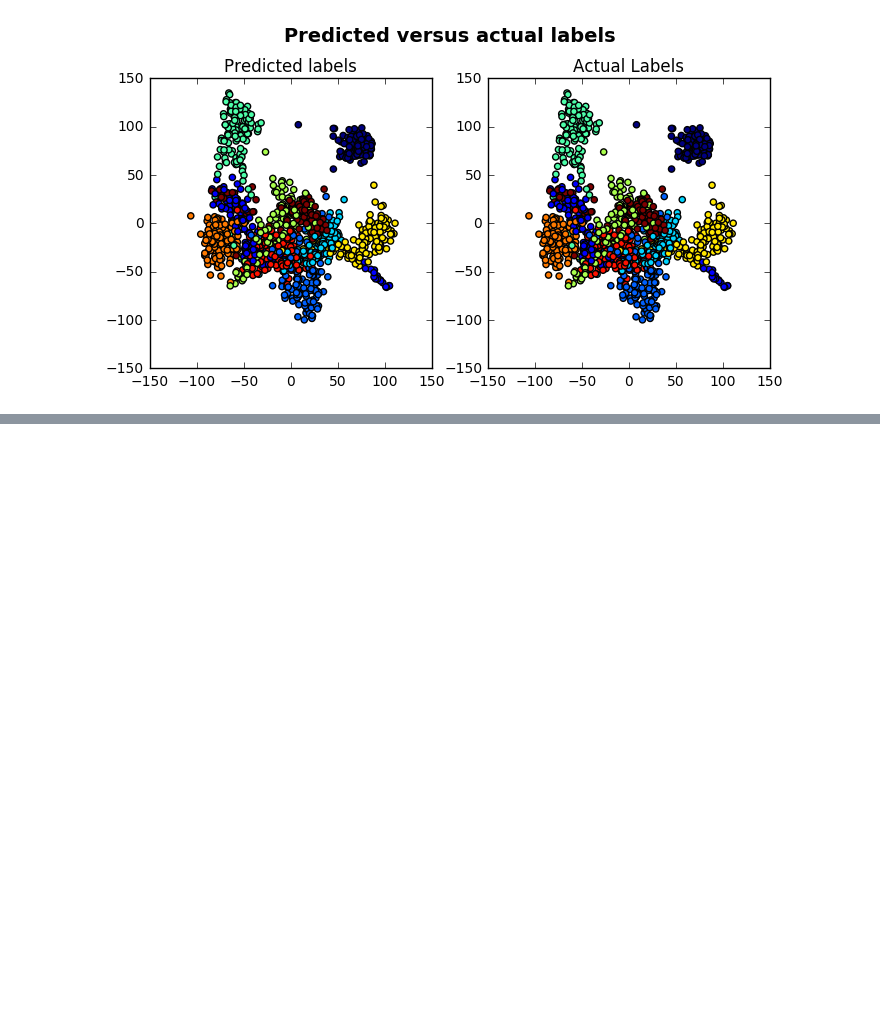
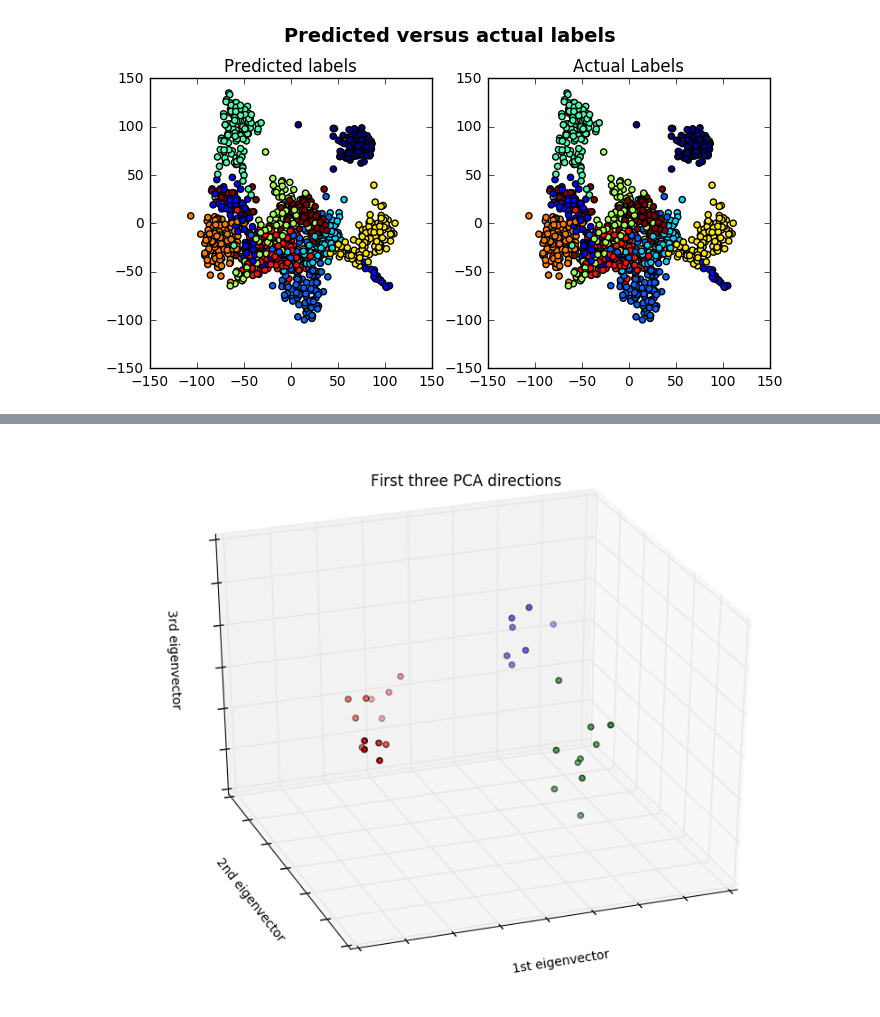
Before and after one commit to redwing710886/meeting_porject, a Jupyter notebook: final_paper_work/sklearn練習.ipynb, the cells around one changed output, grey strips where cells are left out. Saved outputs shown, nothing was run; the diff lists cells and outputs as text; code cells hidden in the pictures; blank space fills up the shorter version.

```diff
--- a/final_paper_work/sklearn練習.ipynb
+++ b/final_paper_work/sklearn練習.ipynb
@@ -130,0 +182,6 @@ plt.show()
+# %%
+from sklearn.metrics import classification_report
+y_true = [0, 1, 2, 2, 0]
+y_pred = [0, 0, 2, 2, 0]
+target_names = ['class 0', 'class 1', 'class 2']
+print(classification_report(y_true, y_pred, target_names=target_names))
@@ -131,16 +395,21 @@ plt.show()
 # %%
+#雷震日記預測
 import os
 import codecs
 import numpy as np
 from collections import defaultdict
-from scipy.cluster.vq import whiten
-from sklearn.preprocessing import scale
 from sklearn import svm
 
 input_path = "C:\\Users\\user\\Desktop\\temp\\"
+no_path = "D:\\課業相關\\論文資料\\stop2.txt"
 
 content_list = []
-feature = ['最','很','更','多','好']
+#feature = ['最','很','更','多','好']
+feature = []
+with codecs.open(no_path,'rb','utf8') as f:
+    for i in f.readlines():
+        if i.strip() != '':
+            feature.append(i.strip())
 
 def line_vec(line):
     temp_feature = defaultdict(int)
@@ -166,29 +435,76 @@ for index,element in enumerate(content_list):
     for i,j in enumerate(feature):
         aa_feature[index, i] = round(temp_feature[j] * 1000000 / len(line),3)
 
-#print (aa_feature)
-#print (whiten(aa_feature))
-#print (scale(aa_feature))
-#print (scale(whiten(aa_feature)))
 
 X = aa_feature
-#X = whiten(aa_feature)
-#X = scale(aa_feature)
-y = [1,1,1,1,1,2,2,2,2,2,3,3,3,3,3]
-#print (X)
-#print (y)
+y = np.array([0,0,0,0,0,0,0,0,0,0,0,0,0,1,1,1,1,1,1,1,1,1,1,2,2,2,2,2,2,2])
+
+from sklearn.model_selection import train_test_split
+
+X_train, X_test, y_train, y_test = train_test_split(X, y, test_size=0.5, random_state=0)
+#print (X_train)
+#print (X_test)
+#print (y_train)
+#print (y_test)
 
 pred_y = np.zeros((1,len(feature)),np.float64)
 
-with codecs.open("C:\\Users\\user\\Desktop\\1958.txt",'rb','utf8') as f:
+with codecs.open("C:\\Users\\user\\Desktop\\1949.txt",'rb','utf8') as f:
     content = f.readline().strip().split()
     temp_feature = line_vec(content)
 
     for i,j in enumerate(feature):
-        pred_y[0, i] = round(temp_feature[j] * 1000000 / len(line),3)
+        pred_y[0][i] = round(temp_feature[j] * 1000000 / len(content),3)
 
-clf = svm.SVC()
+#print (X)
+#print (y)
+#print (pred_y)
+
+#print (X[:, 0])
+
+'''clf = svm.SVC(probability=True)
+#from sklearn.naive_bayes import GaussianNB
+#clf = GaussianNB()
 clf.fit(X,y)
+#clf.fit(X*10,y*10)
 
 print (clf.predict(pred_y))
+#print (clf.predict_log_proba(pred_y))
+print ([i for i in zip(clf.classes_,clf.predict_proba(pred_y)[0])])'''
+
+clf2 = svm.LinearSVC()
+clf2.fit(X,y)
+print (clf2.score(X,y))
+print (clf2.predict(pred_y))
+print (clf2.decision_function(pred_y))
+
+color = []
+for i in y:
+    if i == 0:
+        color.append('red')
+    elif i == 1:
+        color.append('green')
+    elif i == 2:
+        color.append('blue')
+
+from mpl_toolkits.mplot3d import Axes3D
+from sklearn.decomposition import PCA
+import matplotlib.pyplot as plt
+X_reduced = PCA(n_components=3).fit_transform(X)
+fig = plt.figure(1, figsize=(8, 6))
+ax = Axes3D(fig, elev=-150, azim=110)
+ax.scatter(X_reduced[:, 0], X_reduced[:, 1], X_reduced[:, 2], c=color,
+           cmap=plt.cm.Paired)
+ax.set_title("First three PCA directions")
+ax.set_xlabel("1st eigenvector")
+ax.w_xaxis.set_ticklabels([])
+ax.set_ylabel("2nd eigenvector")
+ax.w_yaxis.set_ticklabels([])
+ax.set_zlabel("3rd eigenvector")
+ax.w_zaxis.set_ticklabels([])
+
+'''X_reduced = PCA(n_components=2).fit_transform(X)
+plt.scatter(X_reduced[:, 0], X_reduced[:, 1], color=color)'''
+
+plt.show()
 # %% [output]
@@ -196,0 +514 @@ print (clf.predict(pred_y))
+[figure, added]
```
Also changed, not shown: parts of 7 cells of this notebook, 3 other files.
